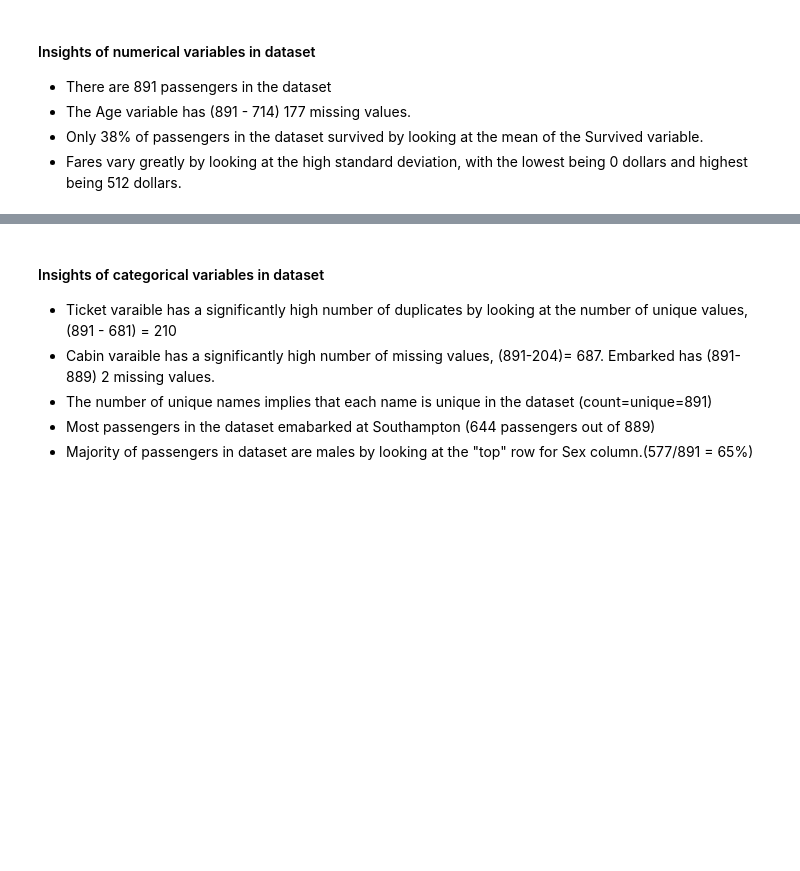
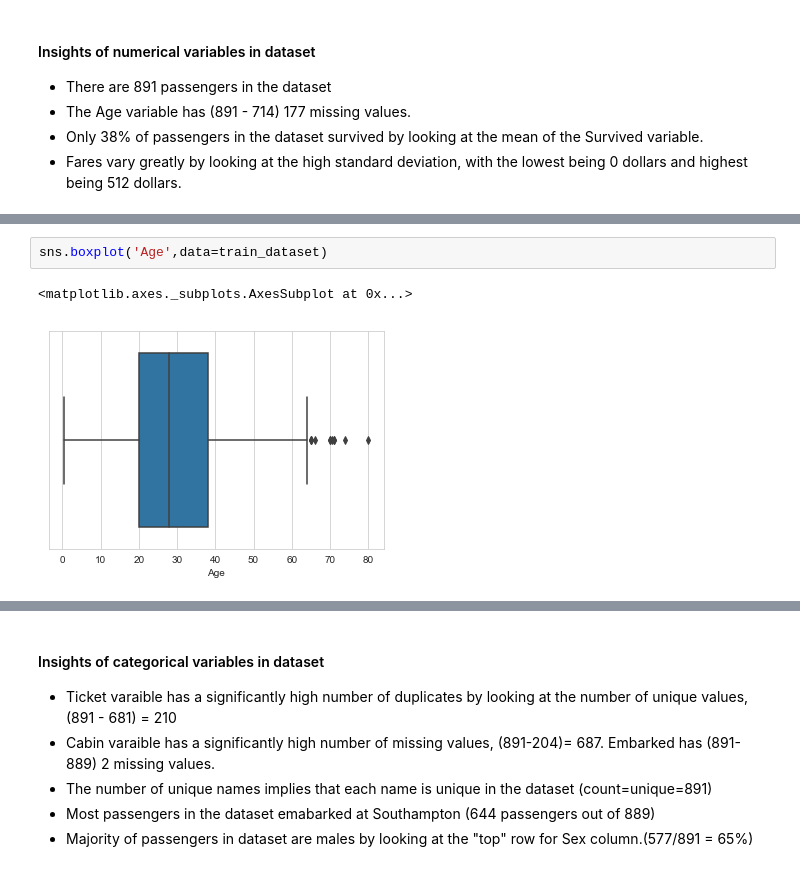
Before and after one commit to Javiery3889/kaggle-solutions, a Jupyter notebook: CA1_Titanic/CA1_Titanic.ipynb, the cells around one changed output, grey strips where cells are left out. Drawn from its saved outputs; the diff is of its cells as text; blank space fills up the shorter version.

```diff
--- a/CA1_Titanic/CA1_Titanic.ipynb
+++ b/CA1_Titanic/CA1_Titanic.ipynb
@@ -110,0 +130,5 @@ train_dataset.describe()
+# %%
+sns.boxplot('Age',data=train_dataset)
+# %% [output]
+<matplotlib.axes._subplots.AxesSubplot at 0x...>
+[figure, added]
```
Also changed, not shown: parts of 34 cells of this notebook.
